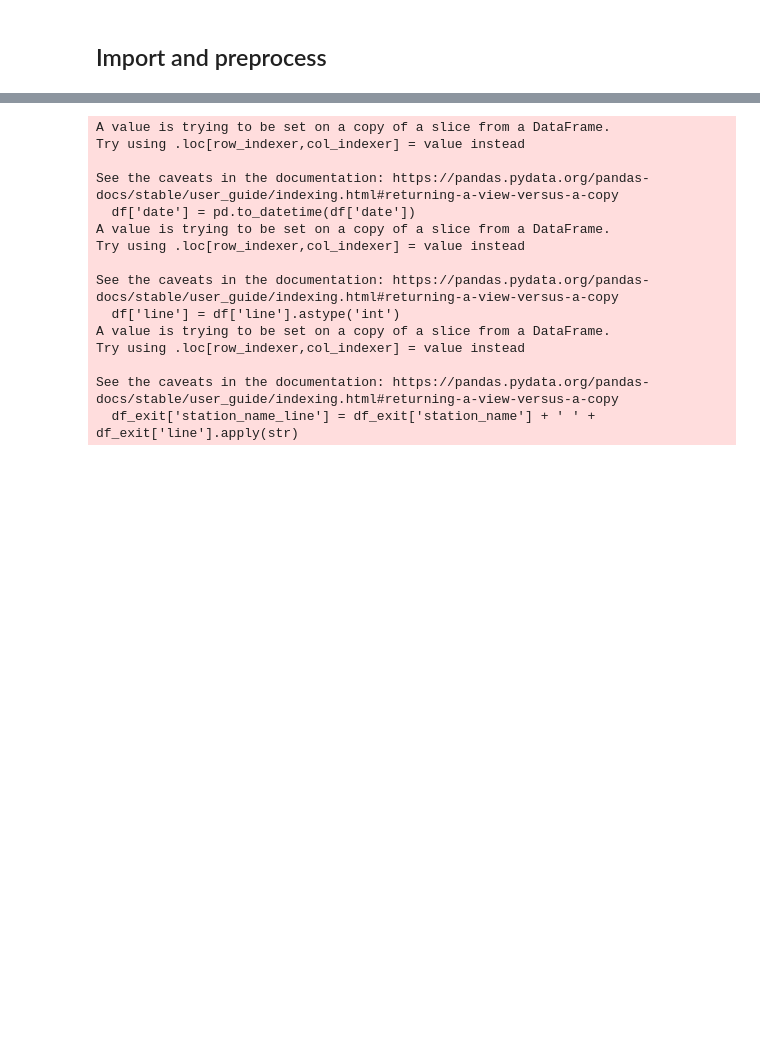
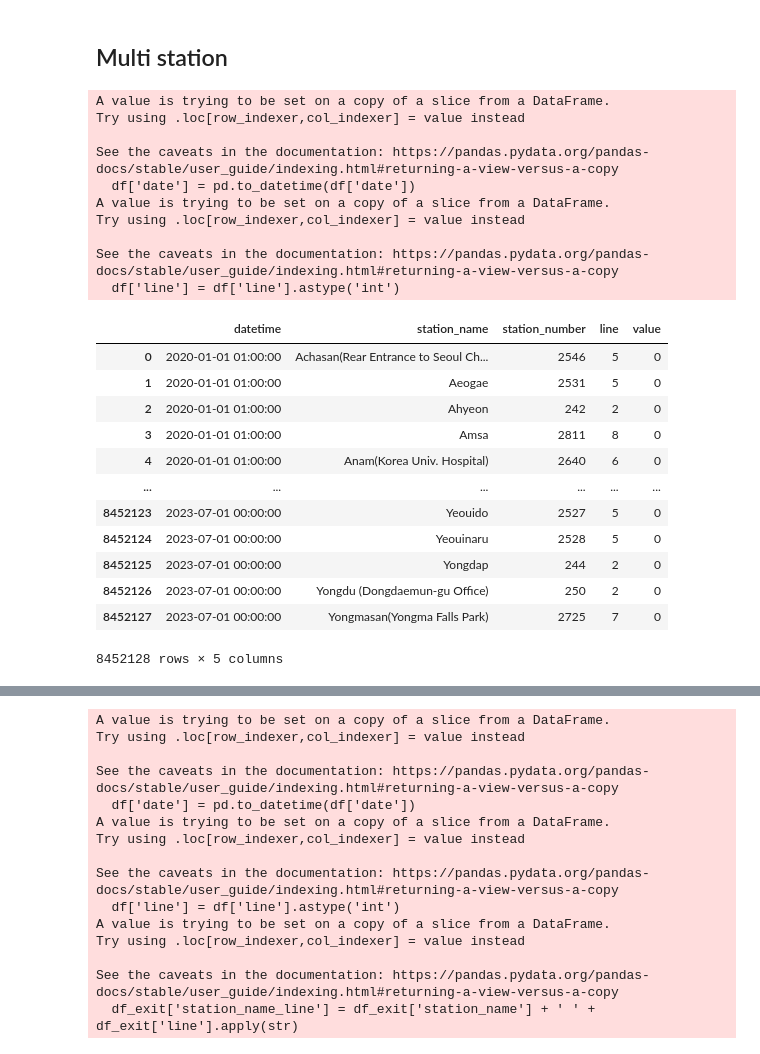
Before and after one commit to Arizona3000/metro_seoul, a Jupyter notebook: notebooks/prophet_clean.ipynb, the cells around one changed output, grey strips where cells are left out. Drawn from its saved outputs; the diff is of its cells as text; code cells hidden in the pictures; blank space fills up the shorter version.

```diff
--- a/notebooks/prophet_clean.ipynb
+++ b/notebooks/prophet_clean.ipynb
@@ -26,4 +28,34 @@ import datetime
-# %% [markdown]
-## Import and preprocess
 # %%
 df = pd.read_csv('/Users/thomas_metral/code/thomas-metral/metro_seoul/raw_data/crowd2020-2023.csv')
+# %% [markdown]
+## Multi station
+# %%
+df1 = general_preprocessing(df)
+df1 = model_data_preprocessing(df1)
+df1.reset_index(inplace=True)
+df1 = df1.groupby(['datetime', 'station_name', 'station_number', 'line'])['value'].sum().reset_index()
+df1
+# %% [output]
+A value is trying to be set on a copy of a slice from a DataFrame.
+Try using .loc[row_indexer,col_indexer] = value instead
+
+See the caveats in the documentation: https://pandas.pydata.org/pandas-docs/stable/user_guide/indexing.html#returning-a-view-versus-a-copy
+  df['date'] = pd.to_datetime(df['date'])
+A value is trying to be set on a copy of a slice from a DataFrame.
+Try using .loc[row_indexer,col_indexer] = value instead
+
+See the caveats in the documentation: https://pandas.pydata.org/pandas-docs/stable/user_guide/indexing.html#returning-a-view-versus-a-copy
+  df['line'] = df['line'].astype('int')
+|  | datetime | station_name | station_number | line | value |
+| 0 | 2020-01-01 01:00:00 | Achasan(Rear Entrance to Seoul Ch... | 2546 | 5 | 0 |
+| 1 | 2020-01-01 01:00:00 | Aeogae | 2531 | 5 | 0 |
+| 2 | 2020-01-01 01:00:00 | Ahyeon | 242 | 2 | 0 |
+| 3 | 2020-01-01 01:00:00 | Amsa | 2811 | 8 | 0 |
+| 4 | 2020-01-01 01:00:00 | Anam(Korea Univ. Hospital) | 2640 | 6 | 0 |
+| ... | ... | ... | ... | ... | ... |
+| 8452123 | 2023-07-01 00:00:00 | Yeouido | 2527 | 5 | 0 |
+| 8452124 | 2023-07-01 00:00:00 | Yeouinaru | 2528 | 5 | 0 |
+| 8452125 | 2023-07-01 00:00:00 | Yongdap | 244 | 2 | 0 |
+| 8452126 | 2023-07-01 00:00:00 | Yongdu (Dongdaemun-gu Office) | 250 | 2 | 0 |
+| 8452127 | 2023-07-01 00:00:00 | Yongmasan(Yongma Falls Park) | 2725 | 7 | 0 |
+8452128 rows × 5 columns
```
Also changed, not shown: parts of 6 cells of this notebook.
